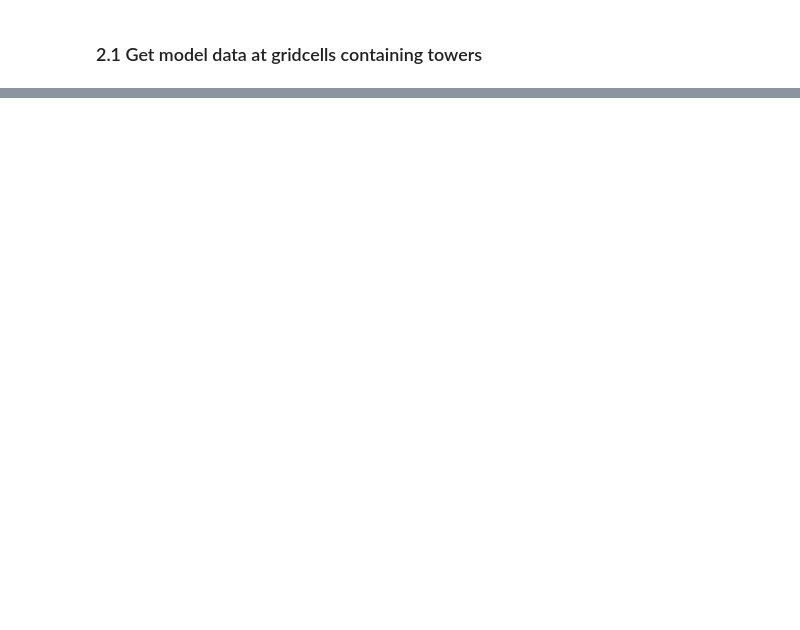
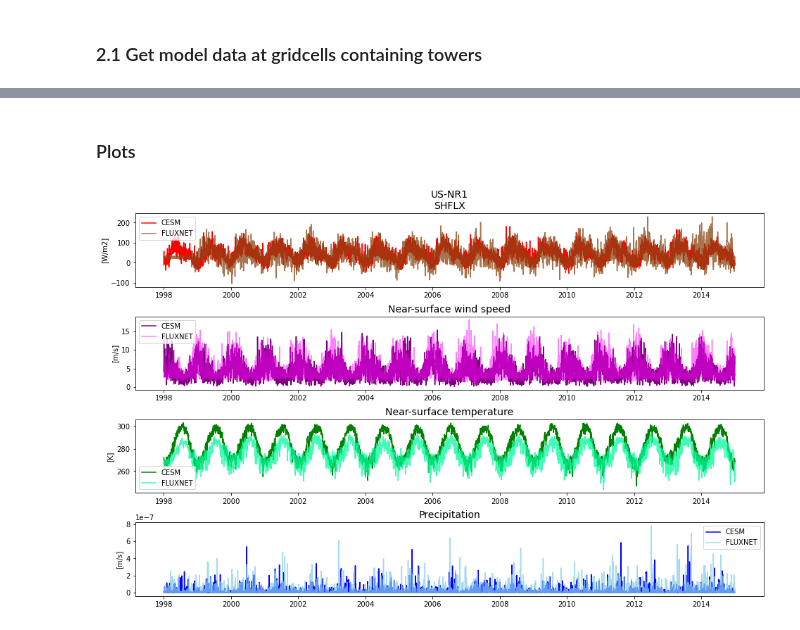
Before and after one commit to megandevlan/CLUBB_statistics, a Jupyter notebook: FLUXNET_timeseriesComparisons.ipynb, the cells around one changed output, grey strips where cells are left out. Cells and saved outputs as stored; diff of their text form; code cells hidden in the pictures; blank space fills up the shorter version.

```diff
--- a/FLUXNET_timeseriesComparisons.ipynb
+++ b/FLUXNET_timeseriesComparisons.ipynb
@@ -331 +333,4 @@ plt.plot(dayRange, fluxnet_temp[78,:])
+# %%
+dataPath = '/Users/mdfowler/Documents/Analysis/CLUBB_initial/data/processed_dailyCESMatFLUXNETstations.nc'
+modelDS  = xr.open_dataset(dataPath, decode_times=True)
 # %%
@@ -455,0 +522,13 @@ fluxnet_
+# %%
+# Get dates of observations at that station
+iStart = pd.DatetimeIndex(startTime_fluxnet_sel)[stationChoice]
+iEnd   = pd.DatetimeIndex(endTime_fluxnet_sel)[stationChoice]
+print('Obs start on: ', iStart )
+print('Obs end on:   ', iEnd   )
+
+
+# Match model data to that date range and pull out selected station
+modelTime = pd.DatetimeIndex(modelDS['time'].values)
+iTimes    = np.where((modelTime>=iStart) & (modelTime<=iEnd) )[0]
+
+modelDS_station = modelDS.isel(time=iTimes,station=stationChoice)
@@ -455,0 +538,4 @@ fluxnet_
+# %%
+# Get units in observations to match what's in model...
+fluxnet_temp_K    = fluxnet_temp + 273.15            # Convert from degC to K
+fluxnet_precip_ms = (fluxnet_precip/86400.0)/1000.0  # Convert from mm/day to m/s
@@ -455,0 +574,46 @@ fluxnet_
+# %% [markdown]
+### Plots
+# %%
+fig, axs = plt.subplots(4,1, figsize=(16, 10))
+#Put axs handles in array, axs
+axs = axs.ravel()
+#Adjust space between subplots
+fig.subplots_adjust(hspace = 0.4,wspace = 0.25)
+
+
+# ------------------------------------
+#   Panel 1: SHFLX
+axs[0].plot(modelDS_station.time.values, modelDS_station.model_SH.values,'r-')
+axs[0].plot(dayRange, fluxnet_SH[stationChoice,:],'saddlebrown',alpha=0.75)
+axs[0].legend(['CESM','FLUXNET'])
+axs[0].set_title(stationID[stationChoice]+'\nSHFLX', fontsize=14)
+axs[0].set_ylabel('[W/m2]')
+
+# ------------------------------------
+#  Panel 2: Wind speed
+axs[1].plot(modelDS_station.time.values, modelDS_station.model_spd.values,'purple')
+axs[1].plot(dayRange, fluxnet_spd[stationChoice,:],'magenta',alpha=0.5)
+axs[1].legend(['CESM','FLUXNET'])
+axs[1].set_title('Near-surface wind speed', fontsize=14)
+axs[1].set_ylabel('[m/s]')
+
+# ------------------------------------
+#  Panel 3: Surface temperature
+axs[2].plot(modelDS_station.time.values, modelDS_station.model_TS.values,'green')
+axs[2].plot(dayRange, fluxnet_temp_K[stationChoice,:],'mediumspringgreen',alpha=0.75)
+axs[2].legend(['CESM','FLUXNET'])
+axs[2].set_title('Near-surface temperature', fontsize=14)
+axs[2].set_ylabel('[K]')
+
+# ------------------------------------
+#  Panel 4: Precipitation
+axs[3].plot(modelDS_station.time.values, modelDS_station.model_precip.values,'blue')
+axs[3].plot(dayRange, fluxnet_precip_ms[stationChoice,:],'skyblue',alpha=0.75)
+axs[3].legend(['CESM','FLUXNET'])
+axs[3].set_title('Precipitation', fontsize=14)
+axs[3].set_ylabel('[m/s]')
+
+
+plt.show()
+# %% [output]
+[figure, added]
```
Also changed, not shown: parts of 21 cells of this notebook, 1 other file.
